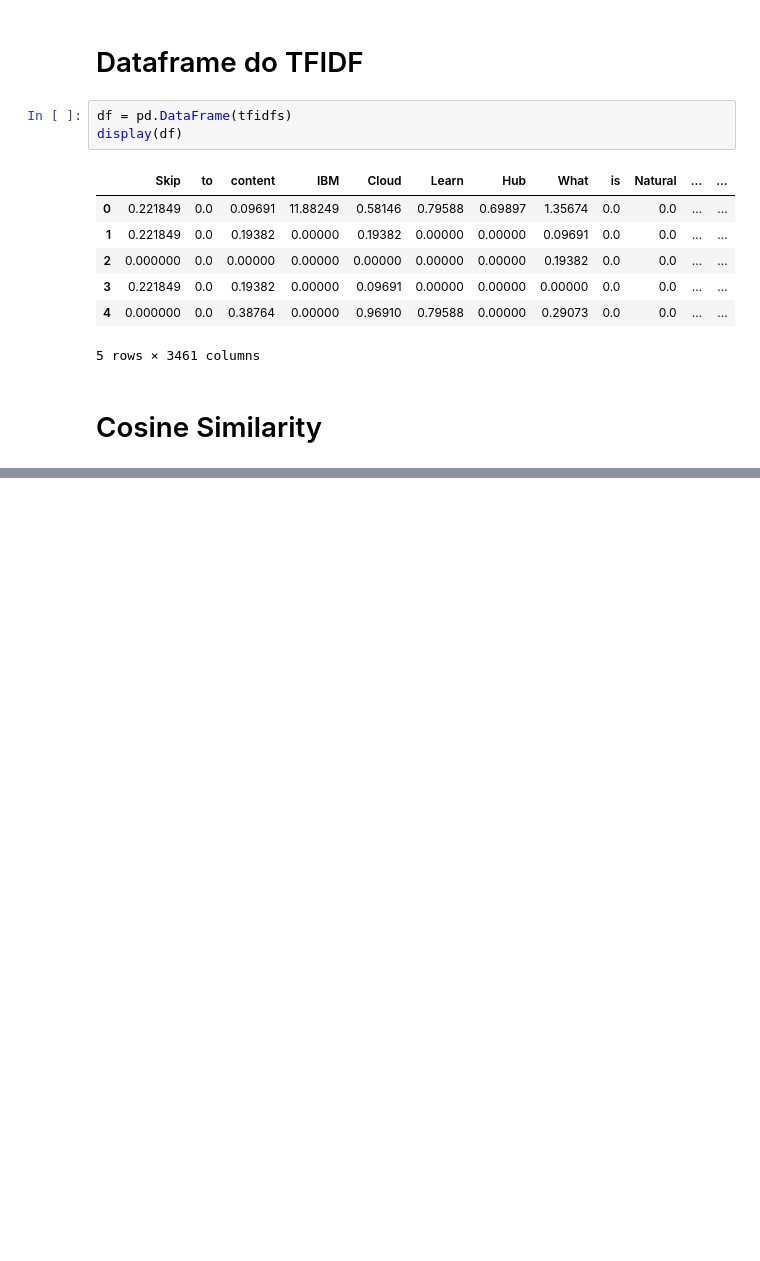
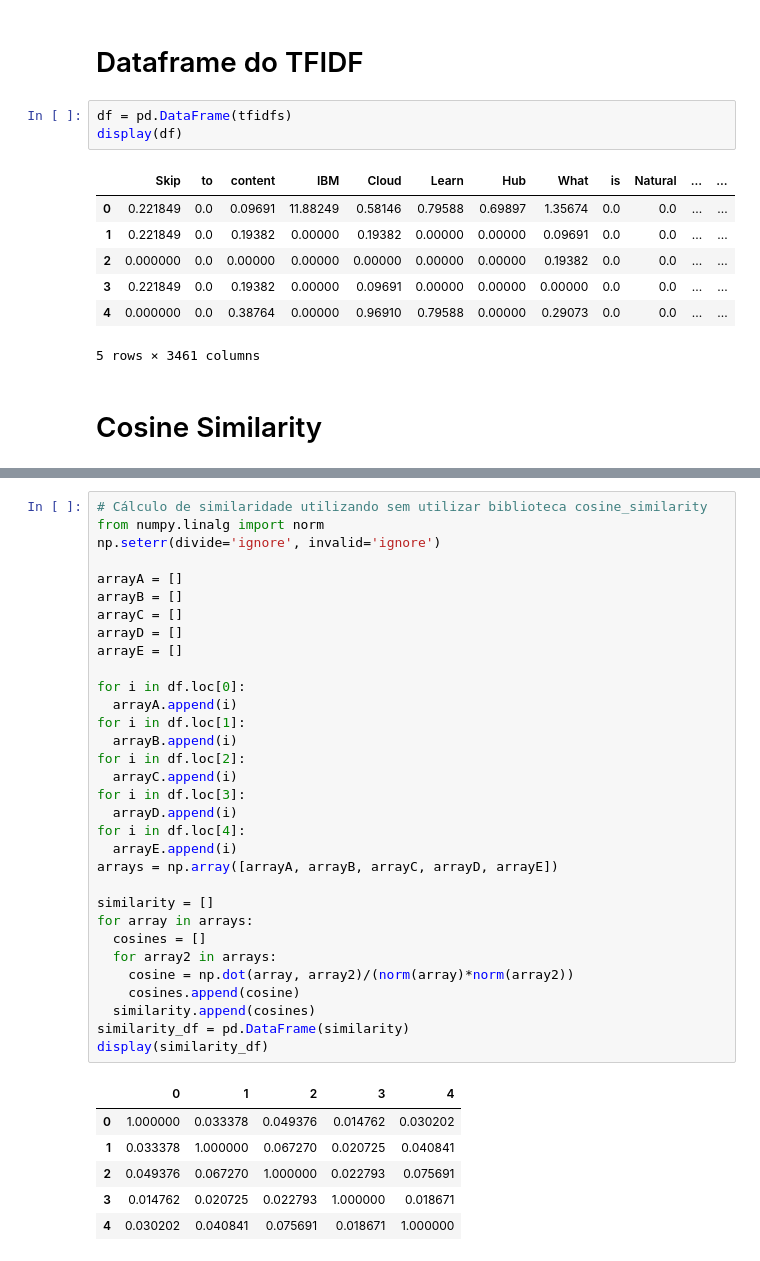
Before and after one commit to JasminiSantos/Trabalho-6-TFIDF-e-Cosseno, a Jupyter notebook: Tarefa_6_TFIDF_e_Cosseno.ipynb, the cells around one changed output, grey strips where cells are left out. Saved outputs shown, nothing was run; the diff lists cells and outputs as text; blank space fills up the shorter version.

```diff
--- a/Tarefa_6_TFIDF_e_Cosseno.ipynb
+++ b/Tarefa_6_TFIDF_e_Cosseno.ipynb
@@ -440,0 +346,39 @@ Warning: Total number of columns (11978521) exceeds max_columns (20) limiting to
+# %%
+# Cálculo de similaridade utilizando sem utilizar biblioteca cosine_similarity
+from numpy.linalg import norm
+np.seterr(divide='ignore', invalid='ignore')
+
+arrayA = []
+arrayB = []
+arrayC = []
+arrayD = []
+arrayE = []
+
+for i in df.loc[0]:
+  arrayA.append(i)
+for i in df.loc[1]:
+  arrayB.append(i)
+for i in df.loc[2]:
+  arrayC.append(i)
+for i in df.loc[3]:
+  arrayD.append(i)
+for i in df.loc[4]:
+  arrayE.append(i)
+arrays = np.array([arrayA, arrayB, arrayC, arrayD, arrayE])
+
+similarity = []
+for array in arrays:
+  cosines = []
+  for array2 in arrays:
+    cosine = np.dot(array, array2)/(norm(array)*norm(array2))
+    cosines.append(cosine)
+  similarity.append(cosines)
+similarity_df = pd.DataFrame(similarity)
+display(similarity_df)
+# %% [output]
+|  | 0 | 1 | 2 | 3 | 4 |
+| 0 | 1.000000 | 0.033378 | 0.049376 | 0.014762 | 0.030202 |
+| 1 | 0.033378 | 1.000000 | 0.067270 | 0.020725 | 0.040841 |
+| 2 | 0.049376 | 0.067270 | 1.000000 | 0.022793 | 0.075691 |
+| 3 | 0.014762 | 0.020725 | 0.022793 | 1.000000 | 0.018671 |
+| 4 | 0.030202 | 0.040841 | 0.075691 | 0.018671 | 1.000000 |
```
Also changed, not shown: parts of 6 cells of this notebook.
